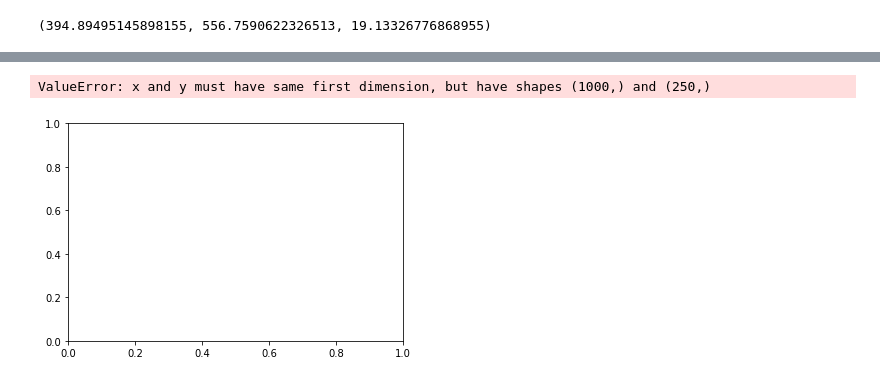
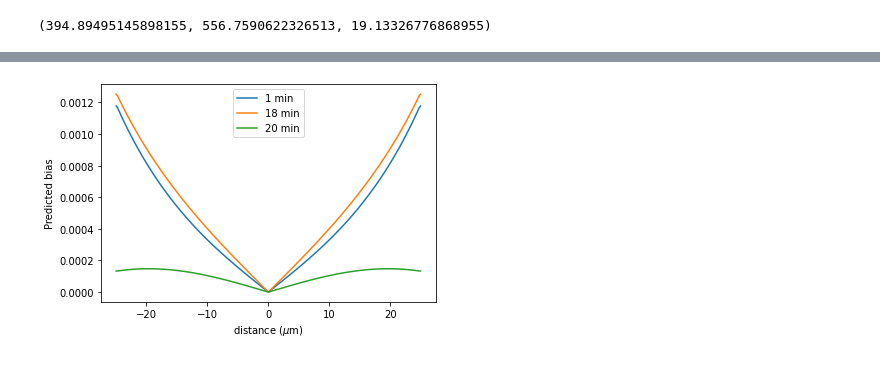
Before and after one commit to Schumacher-group/ImmuneCellMigrationAnalysis, a Jupyter notebook: Notebooks/Diffusion Plots.ipynb, the cells around one changed output, grey strips where cells are left out. Drawn from its saved outputs; the diff is of its cells as text; code cells hidden in the pictures.

```diff
--- a/Notebooks/Diffusion Plots.ipynb
+++ b/Notebooks/Diffusion Plots.ipynb
@@ -20,10 +21,10 @@ posterior_samples_mcr = Post_attractant_mcr[0].get_chain(discard=5000, thin=10,
 posterior_samples_control = Post_attractant_control[0].get_chain(discard=5000, thin=10, flat = True)
 # %%
 # Multiple wound function, using the Exponential Integral
-def concentration_multiple_sources(x, y, ts, qs, q,D, tau):
+def concentration_multiple_sources(x, y, ts, source_locations, q,D, tau):
     concentration_sum = np.zeros_like(x)
 
-    for qx, qy in qs:
+    for qx, qy in source_locations:
         r = np.sqrt((x - qx)**2 + (y - qy)**2)
         factor = q / (4 * np.pi * D)
 
@@ -78,7 +85,7 @@ D_mean_control, q_mean_control, tau_mean_control
 # Half wound on or off, if off two wounds are plotted instead
 
 halfwound_on = True
-L = 50 # sets the range of plot from -L to L
+L = 100 # sets the range of plot from -L to L
 # Define the grid
 x = np.linspace(-L, L, 1000)
 y = np.linspace(-L, L, 1000)
@@ -86,22 +93,17 @@ distance = np.linspace(-L,L,1000) # Distance in microns for plotting
 X, Y = np.meshgrid(x, y)
 
 # Define the positions of the point sources
-if halfwound_on == True:
-    qs = [(xs[i],ys[i]) for i in range(len(xs))]
-    q_mean_control = q_mean_control / len(xs)
-else:
-    qs = [(0, 25), (0, -25)]
-    q_mean_control = q_mean_control / len(qs)
+source_locations = location_of_sources(halfwound_on)
+source_strength = strength_of_sources(halfwound_on, q_mean_control)
 # Set the values of ts, D, and tau
-ts = 20 # current time - min
+ts = 4 # current time - min
 # tau = 18 # production time up to - mins
 
 # Calculate the concentration at each point in the grid
-concentration = concentration_multiple_sources(X, Y, ts, qs, q_mean_control,D_mean_control, tau_mean_control)
+concentration = concentration_multiple_sources(X, Y, ts, source_locations, source_strength, D_mean_control, tau_mean_control)
 levels = np.linspace(concentration.min(),concentration.max(), 20)
 
 # plotting
-
 fig, ax = plt.subplots(1)
 ax.set_aspect('equal')
 
@@ -141,9 +150,11 @@ plt.show()
 # %%
-qs = location_of_sources(False)
+# Save data for two wound plots into spreadsheet
+source_locations2 = location_of_sources(False)
+source_strength2 = strength_of_sources(False,q_mean_control)
 
-concentration_1 = concentration_multiple_sources(X, Y, 1, qs, q_mean_control, D_mean_control, tau_mean_control)
-concentration_18 = concentration_multiple_sources(X, Y, 18.0001, qs, q_mean_control, D_mean_control, tau_mean_control)
-concentration_20 = concentration_multiple_sources(X, Y, 20, qs, q_mean_control, D_mean_control, tau_mean_control)
+concentration_1 = concentration_multiple_sources(X, Y, 1, source_locations2, source_strength2, D_mean_control, tau_mean_control)
+concentration_18 = concentration_multiple_sources(X, Y, 18.0001, source_locations2, source_strength2, D_mean_control, tau_mean_control)
+concentration_20 = concentration_multiple_sources(X, Y, 20, source_locations2, source_strength2, D_mean_control, tau_mean_control)
 
 tws = {"1 Minute":np.gradient(concentration_1[375:625,500]), "18 Minutes": np.gradient(concentration_18[375:625,500]), "20 Minutes": np.gradient(concentration_20[375:625,500]) }
 
@@ -151,18 +162,19 @@ Two_wound = pd.DataFrame(data=tws)
 
 Two_wound.to_excel("Two_wound_gradients.xlsx")
 # %%
-plt.plot(distance,np.absolute(np.gradient(concentration_1[375:625,500])), label = "1 min")
-plt.plot(distance,np.absolute(np.gradient(concentration_18[375:625,500])), label = "18 min")
-plt.plot(distance,np.absolute(np.gradient(concentration_20[375:625,500])), label = "20 min")
+xmin = 375
+xmax = 625
+plt.plot(distance[xmin:xmax],np.absolute(np.gradient(concentration_1[xmin:xmax,500])), label = "1 min")
+plt.plot(distance[xmin:xmax],np.absolute(np.gradient(concentration_18[xmin:xmax,500])), label = "18 min")
+plt.plot(distance[xmin:xmax],np.absolute(np.gradient(concentration_20[xmin:xmax,500])), label = "20 min")
 
 #plt.plot(np.gradient(concentration[350:650,500]))
-plt.ylim(0,0.2)
+# plt.ylim(0,0.2)
 plt.legend()
 plt.xlabel("distance ($\mu$m)")
-plt.ylabel("Concentration gradient")
-plt.savefig("Two wound predictions.pdf")
+plt.ylabel("Predicted bias")
+plt.savefig("Figures/Two wound predictions.pdf")
 plt.show()
 # %% [output]
-ValueError: x and y must have same first dimension, but have shapes (1000,) and (250,)
-[figure, old version]
+[figure, new version]
 # %%
```
Also changed, not shown: parts of 9 cells of this notebook.
